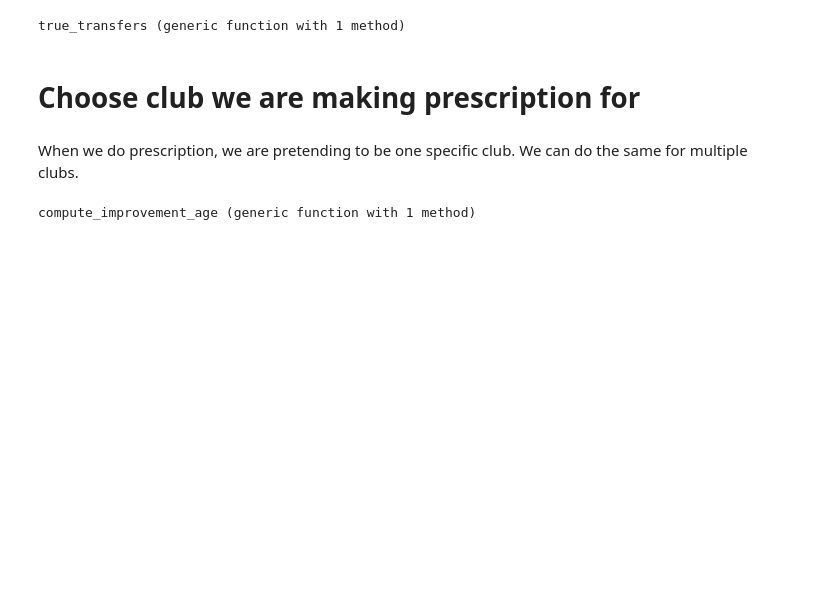
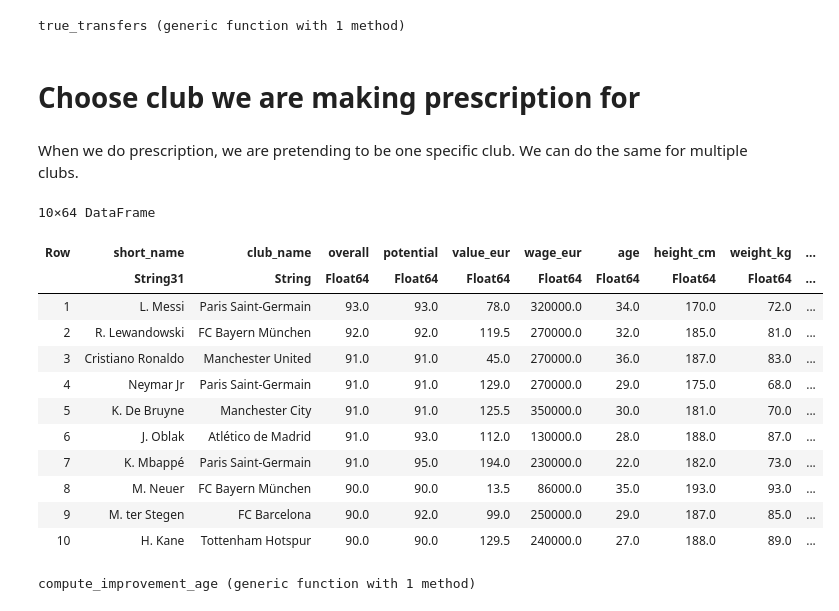
Before and after one commit to azanon00/Transfer_Strategy_Prescription, a Jupyter notebook: code/andrea_prescriptive_models.ipynb, the cells around one changed output. Drawn from its saved outputs; the diff is of its cells as text; code cells hidden in the pictures; blank space fills up the shorter version.

```diff
--- a/code/andrea_prescriptive_models.ipynb
+++ b/code/andrea_prescriptive_models.ipynb
@@ -47,0 +71,16 @@ club_choosen_transferName = "AC Milan"
+# %%
+data[1:10,:]
+# %% [output]
+10×64 DataFrame
+| Row | short_name | club_name | overall | potential | value_eur | wage_eur | age | height_cm | weight_kg | ... |
+|  | String31 | String | Float64 | Float64 | Float64 | Float64 | Float64 | Float64 | Float64 | ... |
+| 1 | L. Messi | Paris Saint-Germain | 93.0 | 93.0 | 78.0 | 320000.0 | 34.0 | 170.0 | 72.0 | ... |
+| 2 | R. Lewandowski | FC Bayern München | 92.0 | 92.0 | 119.5 | 270000.0 | 32.0 | 185.0 | 81.0 | ... |
+| 3 | Cristiano Ronaldo | Manchester United | 91.0 | 91.0 | 45.0 | 270000.0 | 36.0 | 187.0 | 83.0 | ... |
+| 4 | Neymar Jr | Paris Saint-Germain | 91.0 | 91.0 | 129.0 | 270000.0 | 29.0 | 175.0 | 68.0 | ... |
+| 5 | K. De Bruyne | Manchester City | 91.0 | 91.0 | 125.5 | 350000.0 | 30.0 | 181.0 | 70.0 | ... |
+| 6 | J. Oblak | Atlético de Madrid | 91.0 | 93.0 | 112.0 | 130000.0 | 28.0 | 188.0 | 87.0 | ... |
+| 7 | K. Mbappé | Paris Saint-Germain | 91.0 | 95.0 | 194.0 | 230000.0 | 22.0 | 182.0 | 73.0 | ... |
+| 8 | M. Neuer | FC Bayern München | 90.0 | 90.0 | 13.5 | 86000.0 | 35.0 | 193.0 | 93.0 | ... |
+| 9 | M. ter Stegen | FC Barcelona | 90.0 | 92.0 | 99.0 | 250000.0 | 29.0 | 187.0 | 85.0 | ... |
+| 10 | H. Kane | Tottenham Hotspur | 90.0 | 90.0 | 129.5 | 240000.0 | 27.0 | 188.0 | 89.0 | ... |
```
Also changed, not shown: parts of 29 cells of this notebook.
